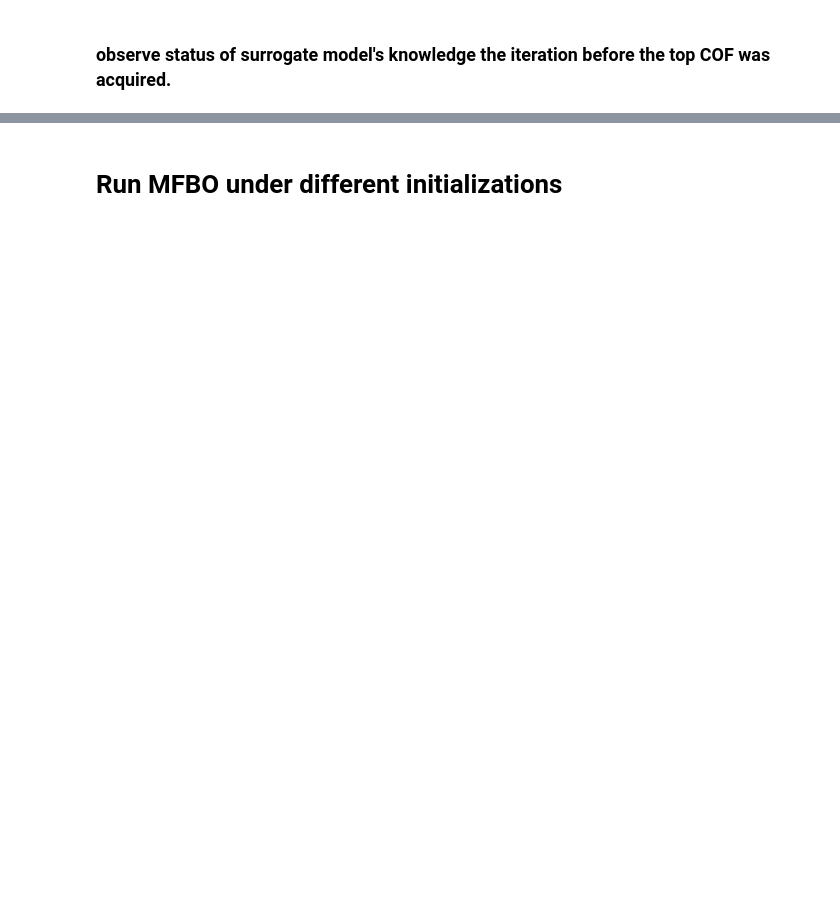
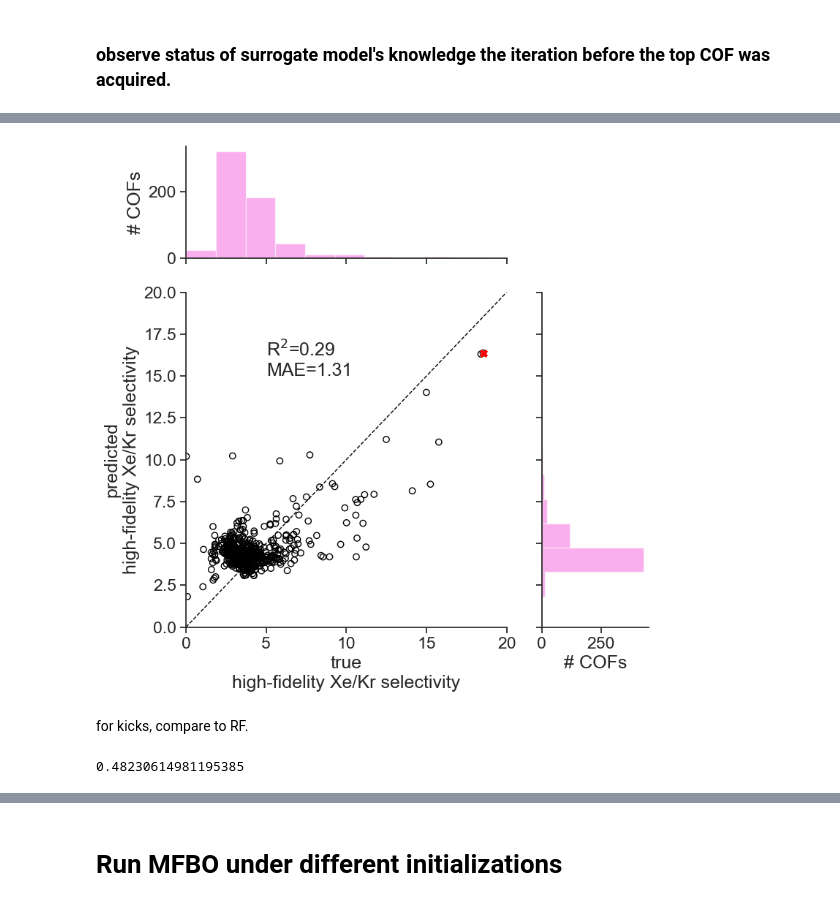
Before and after one commit to SimonEnsemble/multi-fidelity-BO-of-COFs-for-Xe-Kr-seps, a Jupyter notebook: run_BO/MultiFidelity_BO.ipynb, the cells around one changed output, grey strips where cells are left out. Cells and saved outputs as stored; diff of their text form; code cells hidden in the pictures; blank space fills up the shorter version.

Commit message:
tests added

```diff
--- a/run_BO/MultiFidelity_BO.ipynb
+++ b/run_BO/MultiFidelity_BO.ipynb
@@ -450,14 +488,15 @@ def in_acquired_set(f_id, cof_id, acquired_set):
 ### Bayesian Algorithm
 # %%
 def run_Bayesian_optimization(nb_iterations, initializing_COFs, verbose=False):
+    print("WARNING: optimizer=fit_gpytorch_torch is off")
     assert nb_iterations > len(initializing_COFs)
     ###
-    #  initialize system
+    #  initialize acquired set
     ###
-    acquired_set = initialize_acquired_set(X, y, initializing_COFs, discrete_fidelities)
+    acquired_set = initialize_acquired_set(initializing_COFs, discrete_fidelities)
 
     ###
-    #  itterate through remaining budget using BO
+    #  analyze-plan-simulate iterations
     ###
     for i in range(nb_COFs_initialization * len(discrete_fidelities), nb_iterations):
         print("BO iteration: ", i)
@@ -469,9 +508,9 @@ def run_Bayesian_optimization(nb_iterations, initializing_COFs, verbose=False):
 
         if verbose:
             print("Initialization - \n")
-            print("\tid acquired = ", [acq_[1].item() for acq_ in acquired_set])
-            print("\tfidelity acquired = ", [acq_[0].item() for acq_ in acquired_set])
-            print("\tcosts acquired = ", build_cost(acquired_set), " [min]")
+            print("\tCOF IDs acquired    = ", [acq_[1].item() for acq_ in acquired_set])
+            print("\tfidelities acquired = ", [acq_[0].item() for acq_ in acquired_set])
+            print("\tcosts acquired      = ", build_cost(acquired_set), " [min]")
 
             print("\n\tTraining data:\n")
             print("\t\t X train shape = ", X_train.shape)
@@ -500,7 +539,6 @@ def run_Bayesian_optimization(nb_iterations, initializing_COFs, verbose=False):
 
         # update acquired_set
         acq = torch.tensor([[discrete_fidelities[f_id], cof_id]]) # dtype=int
-        print(acq)
         acquired_set = torch.cat((acquired_set, acq))
 
         ###
@@ -536,2 +580,2 @@ if ablation_study_flag:
 # %%
-ids_acquired = run_Bayesian_optimization(nb_iterations, init_cof_ids[0])
+acquired_set = run_Bayesian_optimization(nb_iterations, init_cof_ids[0], verbose=False)
@@ -538,11 +600,11 @@ ids_acquired = run_Bayesian_optimization(nb_iterations, init_cof_ids[0])
 # %%
 # unpack search results
-fids = [ids_acquired[i][0].item() for i in range(len(ids_acquired))]
-cof_ids = [int(ids_acquired[i][1].item()) for i in range(len(ids_acquired))]
+f_ids   = [acquired_set[i][0].item()      for i in range(nb_iterations)]
+cof_ids = [int(acquired_set[i][1].item()) for i in range(nb_iterations)]
 
 # which COF has the largest high-fidelity selectivity?
 cof_id_with_max_hi_fid_selectivity = np.argmax(y[1]).item()
 
 # iteration we found top COF
-n_iter_top_cof_found = np.where([cof_ids[i] == cof_id_with_max_hi_fid_selectivity and fids[i] > 0.5 for i in range(len(cof_ids))])[0].item()
+n_iter_top_cof_found = np.where([cof_ids[i] == cof_id_with_max_hi_fid_selectivity and f_ids[i] > 0.5 for i in range(len(cof_ids))])[0].item()
 n_iter_top_cof_found
@@ -549,9 +613,9 @@ n_iter_top_cof_found
 # %% [markdown]
 ### observe status of surrogate model's knowledge the iteration before the top COF was acquired.
 # %%
-# plot the selectivities of COFs according to low vs high fid
-# which COFs are sampled at both fidelities?
-hi_fid_cofs = [cof_ids[i] for i in range(n_iter_top_cof_found) if fids[i] > 0.5]
-lo_fid_cofs = [cof_ids[i] for i in range(n_iter_top_cof_found) if fids[i] < 0.5]
+# find COFs that are simualted in with high- and low-fidelity.
+hi_fid_cofs = [cof_ids[i] for i in range(n_iter_top_cof_found) if f_ids[i] > 0.5]
+lo_fid_cofs = [cof_ids[i] for i in range(n_iter_top_cof_found) if f_ids[i] < 0.5]
+# find COFs simulated at both fidelities
 ids_cofs_hi_and_lo_fid = np.intersect1d(hi_fid_cofs, lo_fid_cofs)
 ids_cofs_hi_and_lo_fid
@@ -586,19 +661,20 @@ id_in_test_cofs_of_opt_cof
 # %%
 # train surrogate model for test data, on acquired set up till top COF was found.
-X_train = build_X_train(ids_acquired[:n_iter_top_cof_found])
-y_train = build_y_train(ids_acquired[:n_iter_top_cof_found])
+X_train = build_X_train(acquired_set[:n_iter_top_cof_found])
+y_train = build_y_train(acquired_set[:n_iter_top_cof_found])
+
+X_test = X[test_cof_ids, :]
 
 model = train_surrogate_model(X_train, y_train)
 
 # get model predictions on test COFs, for high-fidelity.
-y_pred, sigma = mu_sigma(model, X[test_cof_ids, :], discrete_fidelities[-1])
+y_pred, sigma = mu_sigma(model, X_test, discrete_fidelities[-1])
 
 # plot true vs predicted
 y_true = [y[1][c].item() for c in test_cof_ids]
 
 r2 = r2_score(y_true, y_pred)
 abserr = mean_absolute_error(y_true, y_pred)
-
 
 ###
 #  parity plot
@@ -616,33 +692,43 @@ ax[1, 0].set_ylim(0, 20)
 
 ax[1, 0].text(5, 15, "R$^2$=%.2f\nMAE=%.2f" % (r2, abserr))
 ax[1, 0].scatter(y_true, y_pred, fc='none', ec="k")
 ax[1, 0].set_xlabel("true\nhigh-fidelity Xe/Kr selectivity")
 ax[1, 0].set_ylabel("predicted\nhigh-fidelity Xe/Kr selectivity")
 # plot acquired COF
 ax[1, 0].scatter(y_true[id_in_test_cofs_of_opt_cof], y_pred[id_in_test_cofs_of_opt_cof], marker="x", color="red")
 
 
 ###
 #  histogram of selectivities
 ###
 hist_color = sns.color_palette("husl", 8)[7]
 ax[0, 0].hist(y_true, color=hist_color, alpha=0.5) #
 ax[0, 0].sharex(ax[1, 0])
 ax[0, 0].set_ylabel('# COFs')
 plt.setp(ax[0, 0].get_xticklabels(), visible=False) # remove yticklabels
 
 hist_color = sns.color_palette("husl", 8)[7]
 ax[1, 1].hist(y_pred, color=hist_color, alpha=0.5, orientation="horizontal") #
 ax[1, 1].sharey(ax[1, 0])
 ax[1, 1].set_xlabel('# COFs')
 plt.setp(ax[1, 1].get_yticklabels(), visible=False) # remove yticklabels
 
 sns.despine()
 plt.tight_layout()
 if save_figures:
     plt.savefig("../figs/surrogate_parity_with_hist.pdf", format="pdf")
 
 plt.show()
+# %% [output]
+[figure, added]
+# %% [markdown]
+for kicks, compare to RF.
+# %%
+rf = RandomForestRegressor()
+rf.fit(X_train[:, :14], y_train)
+rf.score(X_test, y_true)
+# %% [output]
+0.48230614981195385
 # %%
 ids_sorted = np.argsort(y_true)[::-1]
 
```
Also changed, not shown: parts of 37 cells of this notebook.
